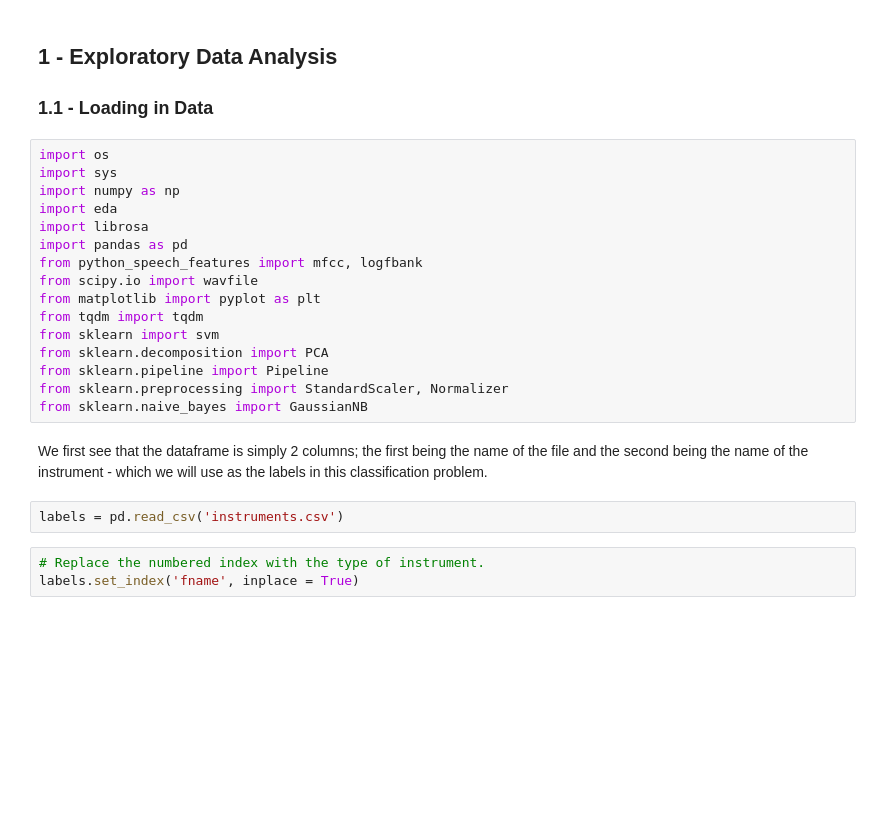
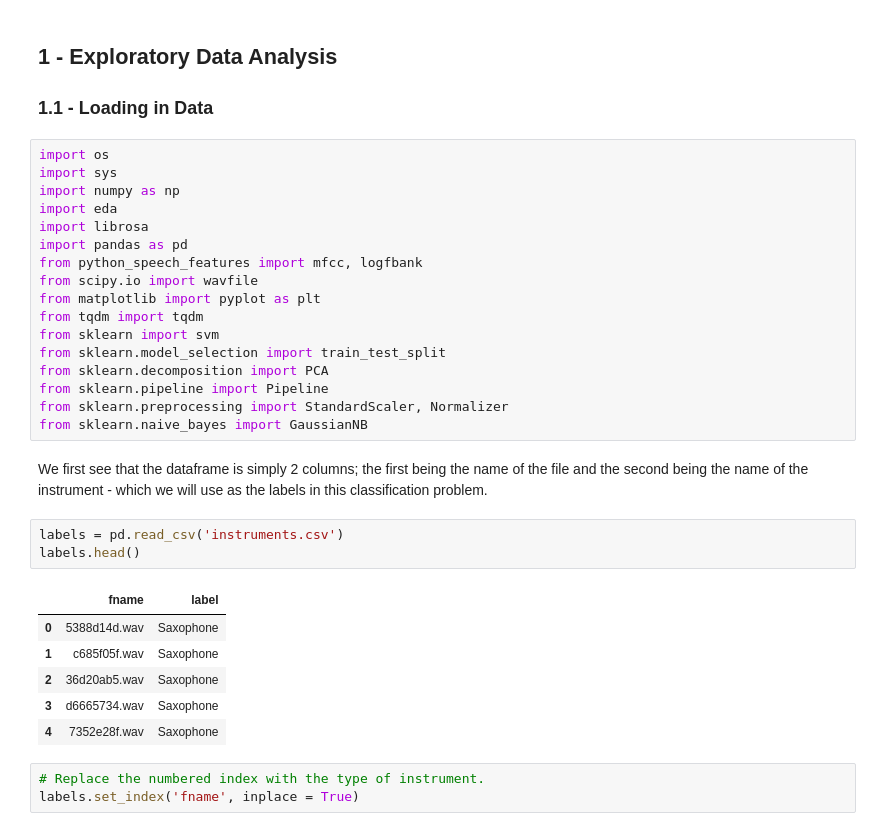
Before and after one commit to theadamsabra/InstrumentClassifier, a Jupyter notebook: Full Procedure.ipynb, the cells around one changed output. Drawn from its saved outputs; the diff is of its cells as text; blank space fills up the shorter version.

```diff
--- a/Full Procedure.ipynb
+++ b/Full Procedure.ipynb
@@ -14,6 +14,7 @@ from scipy.io import wavfile
 from matplotlib import pyplot as plt
 from tqdm import tqdm
 from sklearn import svm
+from sklearn.model_selection import train_test_split
 from sklearn.decomposition import PCA
 from sklearn.pipeline import Pipeline
 from sklearn.preprocessing import StandardScaler, Normalizer
@@ -22,6 +23,14 @@ from sklearn.naive_bayes import GaussianNB
 We first see that the dataframe is simply 2 columns; the first being the name of the file and the second being the name of the instrument - which we will use as the labels in this classification problem.
 # %%
 labels = pd.read_csv('instruments.csv')
+labels.head()
+# %% [output]
+|  | fname | label |
+| 0 | 5388d14d.wav | Saxophone |
+| 1 | c685f05f.wav | Saxophone |
+| 2 | 36d20ab5.wav | Saxophone |
+| 3 | d6665734.wav | Saxophone |
+| 4 | 7352e28f.wav | Saxophone |
 # %%
 # Replace the numbered index with the type of instrument.
 labels.set_index('fname', inplace = True)
```
Also changed, not shown: parts of 4 cells of this notebook, 4 other files.
